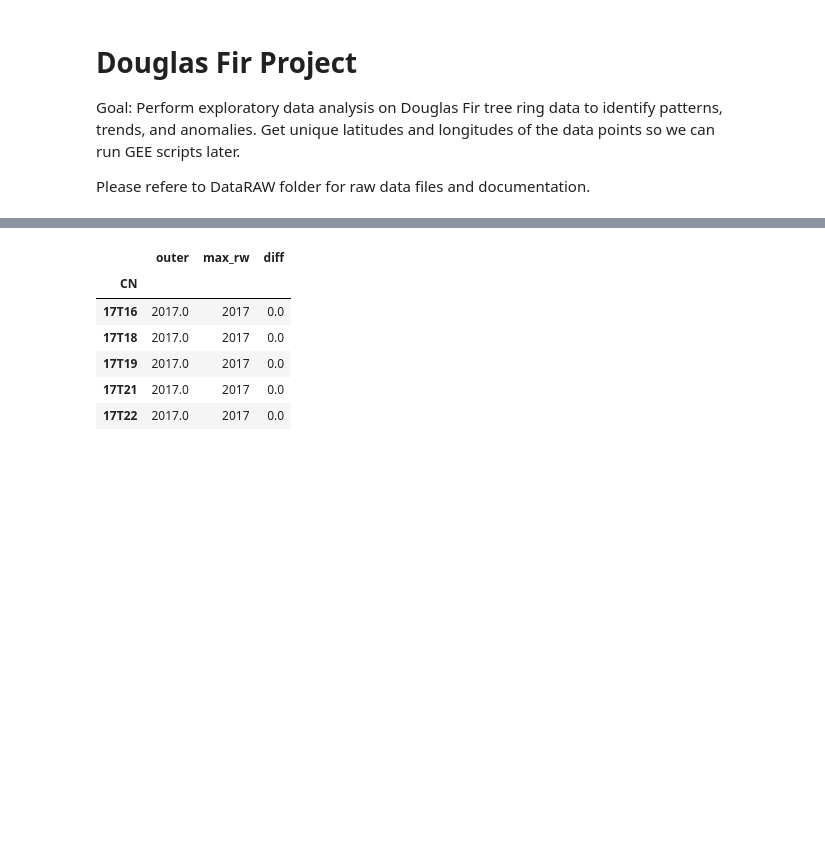
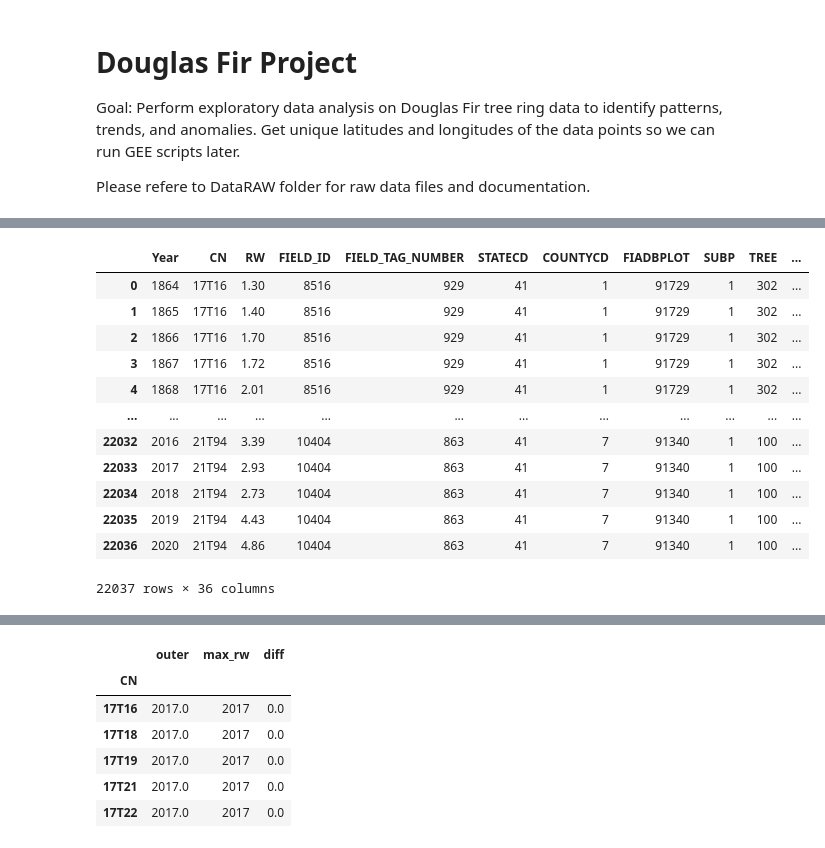
Before and after one commit to Three-E-s-lab/itrdb-tree-rings, a Jupyter notebook: Project_Douglas_Fir/01_EDA_douglas_fir.ipynb, the cells around one changed output, grey strips where cells are left out. Saved outputs shown, nothing was run; the diff lists cells and outputs as text; code cells hidden in the pictures; blank space fills up the shorter version.

```diff
--- a/Project_Douglas_Fir/01_EDA_douglas_fir.ipynb
+++ b/Project_Douglas_Fir/01_EDA_douglas_fir.ipynb
@@ -21,6 +53,22 @@ merged = psme_rwl_df.merge(
     how="left",
     validate="m:1"
 )
+# %%
+merged
+# %% [output]
+|  | Year | CN | RW | FIELD_ID | FIELD_TAG_NUMBER | STATECD | COUNTYCD | FIADBPLOT | SUBP | TREE | ... |
+| 0 | 1864 | 17T16 | 1.30 | 8516 | 929 | 41 | 1 | 91729 | 1 | 302 | ... |
+| 1 | 1865 | 17T16 | 1.40 | 8516 | 929 | 41 | 1 | 91729 | 1 | 302 | ... |
+| 2 | 1866 | 17T16 | 1.70 | 8516 | 929 | 41 | 1 | 91729 | 1 | 302 | ... |
+| 3 | 1867 | 17T16 | 1.72 | 8516 | 929 | 41 | 1 | 91729 | 1 | 302 | ... |
+| 4 | 1868 | 17T16 | 2.01 | 8516 | 929 | 41 | 1 | 91729 | 1 | 302 | ... |
+| ... | ... | ... | ... | ... | ... | ... | ... | ... | ... | ... | ... |
+| 22032 | 2016 | 21T94 | 3.39 | 10404 | 863 | 41 | 7 | 91340 | 1 | 100 | ... |
+| 22033 | 2017 | 21T94 | 2.93 | 10404 | 863 | 41 | 7 | 91340 | 1 | 100 | ... |
+| 22034 | 2018 | 21T94 | 2.73 | 10404 | 863 | 41 | 7 | 91340 | 1 | 100 | ... |
+| 22035 | 2019 | 21T94 | 4.43 | 10404 | 863 | 41 | 7 | 91340 | 1 | 100 | ... |
+| 22036 | 2020 | 21T94 | 4.86 | 10404 | 863 | 41 | 7 | 91340 | 1 | 100 | ... |
+22037 rows × 36 columns
 # %%
 rw_wide = merged.pivot_table(
     index="CN",
```
Also changed, not shown: parts of 8 cells of this notebook.
